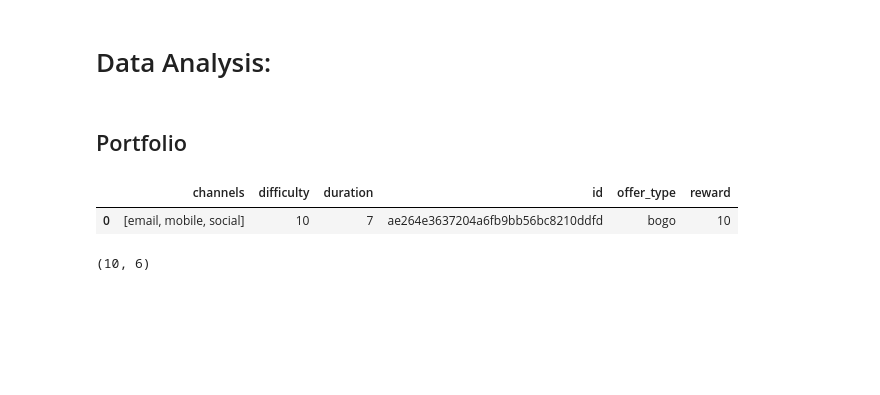
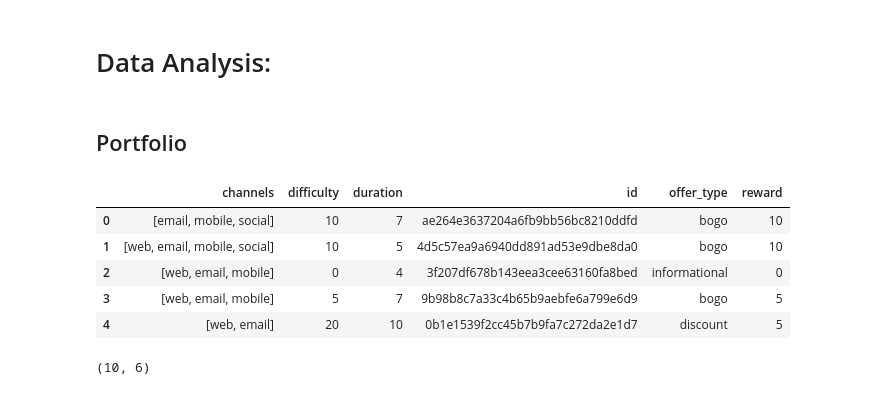
Before and after one commit to pato0301/starbucks_capstone_udacity, a Jupyter notebook: Starbucks_Capstone_notebook.ipynb, the cells around one changed output. Saved outputs shown, nothing was run; the diff lists cells and outputs as text; code cells hidden in the pictures; blank space fills up the shorter version.

```diff
--- a/Starbucks_Capstone_notebook.ipynb
+++ b/Starbucks_Capstone_notebook.ipynb
@@ -128,10 +129,14 @@ print(sklearn.__version__)
 # %% [markdown]
 ## Portfolio
 # %%
-portfolio.head(1)
+portfolio.head(5)
 # %% [output]
 |  | channels | difficulty | duration | id | offer_type | reward |
 | 0 | [email, mobile, social] | 10 | 7 | ae264e3637204a6fb9bb56bc8210ddfd | bogo | 10 |
+| 1 | [web, email, mobile, social] | 10 | 5 | 4d5c57ea9a6940dd891ad53e9dbe8da0 | bogo | 10 |
+| 2 | [web, email, mobile] | 0 | 4 | 3f207df678b143eea3cee63160fa8bed | informational | 0 |
+| 3 | [web, email, mobile] | 5 | 7 | 9b98b8c7a33c4b65b9aebfe6a799e6d9 | bogo | 5 |
+| 4 | [web, email] | 20 | 10 | 0b1e1539f2cc45b7b9fa7c272da2e1d7 | discount | 5 |
 # %%
 portfolio.shape
 # %% [output]
```
Also changed, not shown: parts of 23 cells of this notebook.
